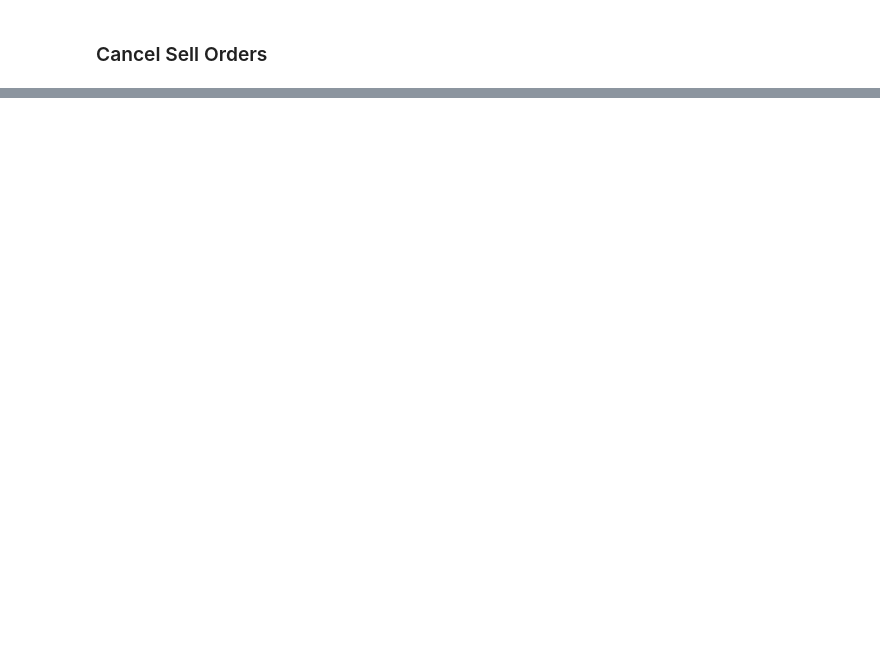
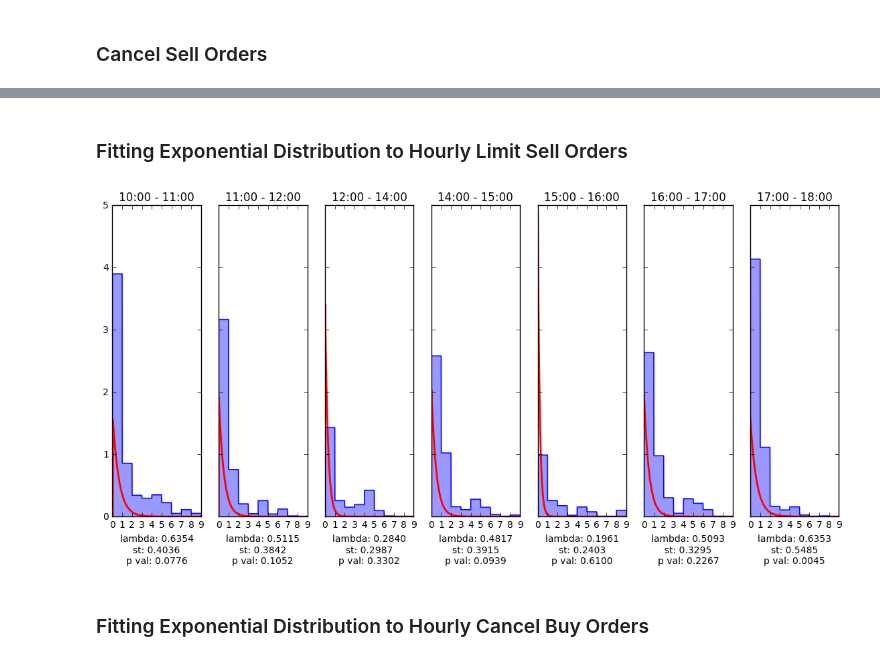
Before and after one commit to beratbrok/Itch, a Jupyter notebook: Order Features.ipynb, the cells around one changed output, grey strips where cells are left out. Drawn from its saved outputs; the diff is of its cells as text; code cells hidden in the pictures; blank space fills up the shorter version.

```diff
--- a/Order Features.ipynb
+++ b/Order Features.ipynb
@@ -283,0 +322,8 @@ KstestResult(statistic=0.17923821429275677, pvalue=0.90496096534126391)
+# %% [markdown]
+### Fitting Exponential Distribution to Hourly Limit Sell Orders
+# %%
+hourly_graph_fit_exp_dist_and_test(orderFeatures['lambdasForLimitSellOrderHourly'], False)
+# %% [output]
+[figure, added]
+# %% [markdown]
+### Fitting Exponential Distribution to Hourly Cancel Buy Orders
```
Also changed, not shown: parts of 12 cells of this notebook.
